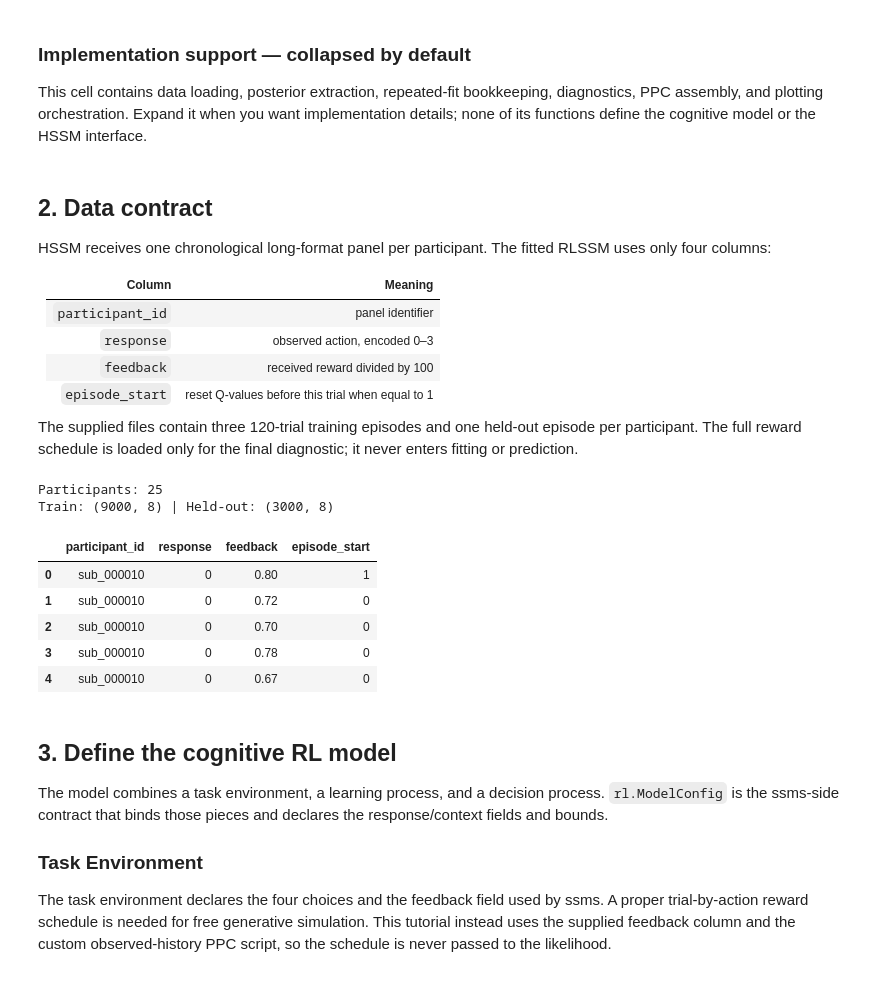
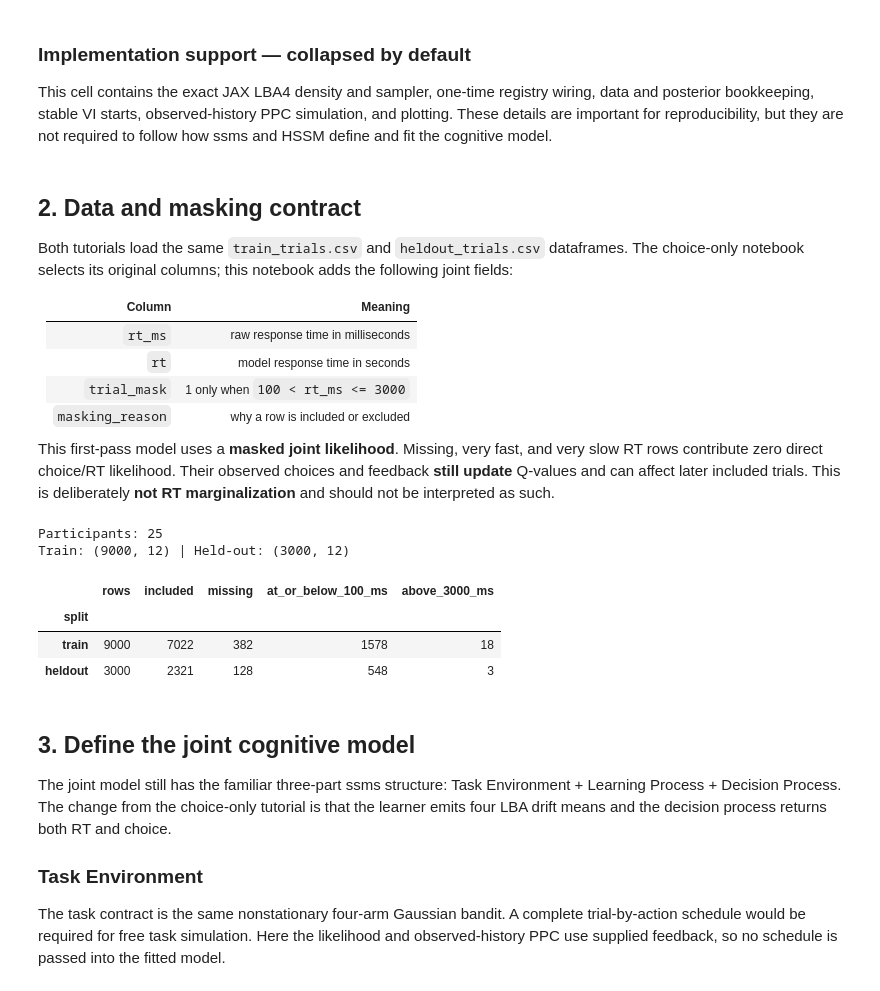
Before and after one commit to lnccbrown/Carney_ARIA_Workshop_2026, a Jupyter notebook: mindrl/hssm_mindrl_choice_only.ipynb, the cells around one changed output. Drawn from its saved outputs; the diff is of its cells as text; code cells hidden in the pictures.

Commit message:
updated tutorials

```diff
--- a/mindrl/hssm_mindrl_choice_only.ipynb
+++ b/mindrl/hssm_mindrl_choice_only.ipynb
@@ -64,8 +62,9 @@ Setting "jax_enable_x64" to False. If this is not intended, please set `jax` to
 # %% [markdown]
 ### Implementation support — collapsed by default
 
-This cell contains data loading, posterior extraction, repeated-fit
-bookkeeping, diagnostics, PPC assembly, and plotting orchestration.
-Expand it when you want implementation details; none of its functions
-define the cognitive model or the HSSM interface.
+This cell contains the exact JAX LBA4 density and sampler, one-time
+registry wiring, data and posterior bookkeeping, stable VI starts,
+observed-history PPC simulation, and plotting. These details are
+important for reproducibility, but they are not required to follow
+how ssms and HSSM define and fit the cognitive model.
 # %%
@@ -392,59 +604,50 @@ def run_latent_reward_ppc(
 # %% [markdown]
-## 2. Data contract
+## 2. Data and masking contract
 
-HSSM receives one chronological long-format panel per participant. The
-fitted RLSSM uses only four columns:
+Both tutorials load the same `train_trials.csv` and
+`heldout_trials.csv` dataframes. The choice-only notebook selects its
+original columns; this notebook adds the following joint fields:
 
 | Column | Meaning |
 | --- | --- |
-| `participant_id` | panel identifier |
-| `response` | observed action, encoded 0–3 |
-| `feedback` | received reward divided by 100 |
-| `episode_start` | reset Q-values before this trial when equal to 1 |
+| `rt_ms` | raw response time in milliseconds |
+| `rt` | model response time in seconds |
+| `trial_mask` | 1 only when `100 < rt_ms <= 3000` |
+| `masking_reason` | why a row is included or excluded |
 
-The supplied files contain three 120-trial training episodes and one
-held-out episode per participant. The full reward schedule is loaded
-only for the final diagnostic; it never enters fitting or prediction.
+This first-pass model uses a **masked joint likelihood**. Missing,
+very fast, and very slow RT rows contribute zero direct choice/RT
+likelihood. Their observed choices and feedback **still update**
+Q-values and can affect later included trials. This is deliberately
+**not RT marginalization** and should not be interpreted as such.
 # %%
-(
-    train,
-    heldout,
-    reward_schedules,
-    subjects,
-    build_latent_reward_summary,
-    plot_latent_reward_ppc,
-) = load_tutorial_data()
+train, heldout, subjects = load_joint_data()
+train_model_data = train.loc[:, FIT_COLS].copy()
 
 print("Participants:", len(subjects))
 print("Train:", train.shape, "| Held-out:", heldout.shape)
-demo_subject = subjects[0]
-demo_train = train.loc[
-    train["participant_id"] == demo_subject,
-    FIT_COLS,
-].reset_index(drop=True)
-train.loc[:, FIT_COLS].head()
+mask_summary = mask_audit(train, heldout)
+mask_summary
 # %% [output]
 Participants: 25
-Train: (9000, 8) | Held-out: (3000, 8)
+Train: (9000, 12) | Held-out: (3000, 12)
-|  | participant_id | response | feedback | episode_start |
-| 0 | sub_000010 | 0 | 0.80 | 1 |
-| 1 | sub_000010 | 0 | 0.72 | 0 |
-| 2 | sub_000010 | 0 | 0.70 | 0 |
-| 3 | sub_000010 | 0 | 0.78 | 0 |
-| 4 | sub_000010 | 0 | 0.67 | 0 |
+|  | rows | included | missing | at_or_below_100_ms | above_3000_ms |
+| split |  |  |  |  |  |
+| train | 9000 | 7022 | 382 | 1578 | 18 |
+| heldout | 3000 | 2321 | 128 | 548 | 3 |
 # %% [markdown]
-## 3. Define the cognitive RL model
+## 3. Define the joint cognitive model
 
-The model combines a task environment, a learning process, and a
-decision process. `rl.ModelConfig` is the ssms-side contract that binds
-those pieces and declares the response/context fields and bounds.
+The joint model still has the familiar three-part ssms structure:
+Task Environment + Learning Process + Decision Process. The change
+from the choice-only tutorial is that the learner emits four LBA
+drift means and the decision process returns both RT and choice.
 
 ### Task Environment
 
-The task environment declares the four choices and the feedback field
-used by ssms. A proper trial-by-action reward schedule is needed for
-free generative simulation. This tutorial instead uses the supplied
-feedback column and the custom observed-history PPC script, so the
-schedule is never passed to the likelihood.
+The task contract is the same nonstationary four-arm Gaussian bandit.
+A complete trial-by-action schedule would be required for free task
+simulation. Here the likelihood and observed-history PPC use supplied
+feedback, so no schedule is passed into the fitted model.
 # %%
 class NonStationaryGaussianBandit:
```
Also changed, not shown: parts of 39 cells of this notebook, 7 other files.
